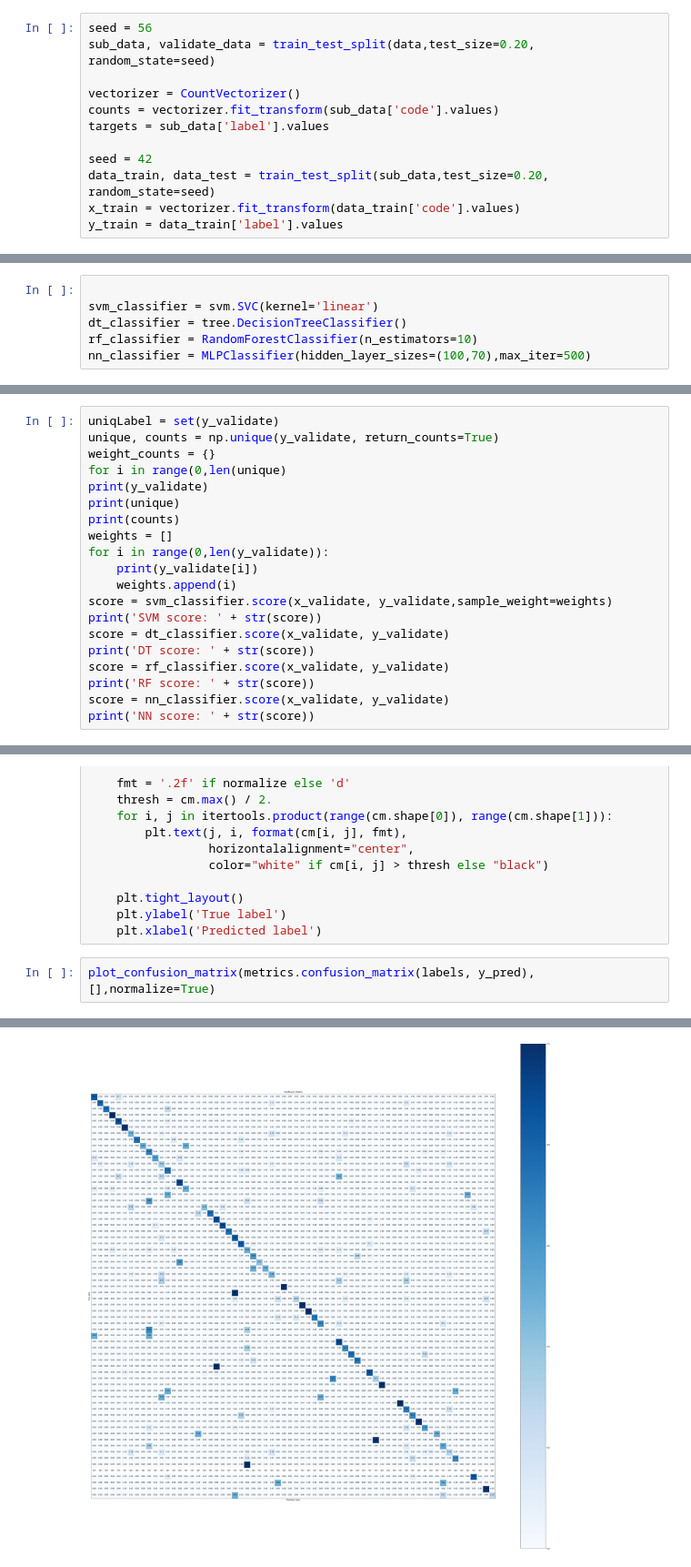
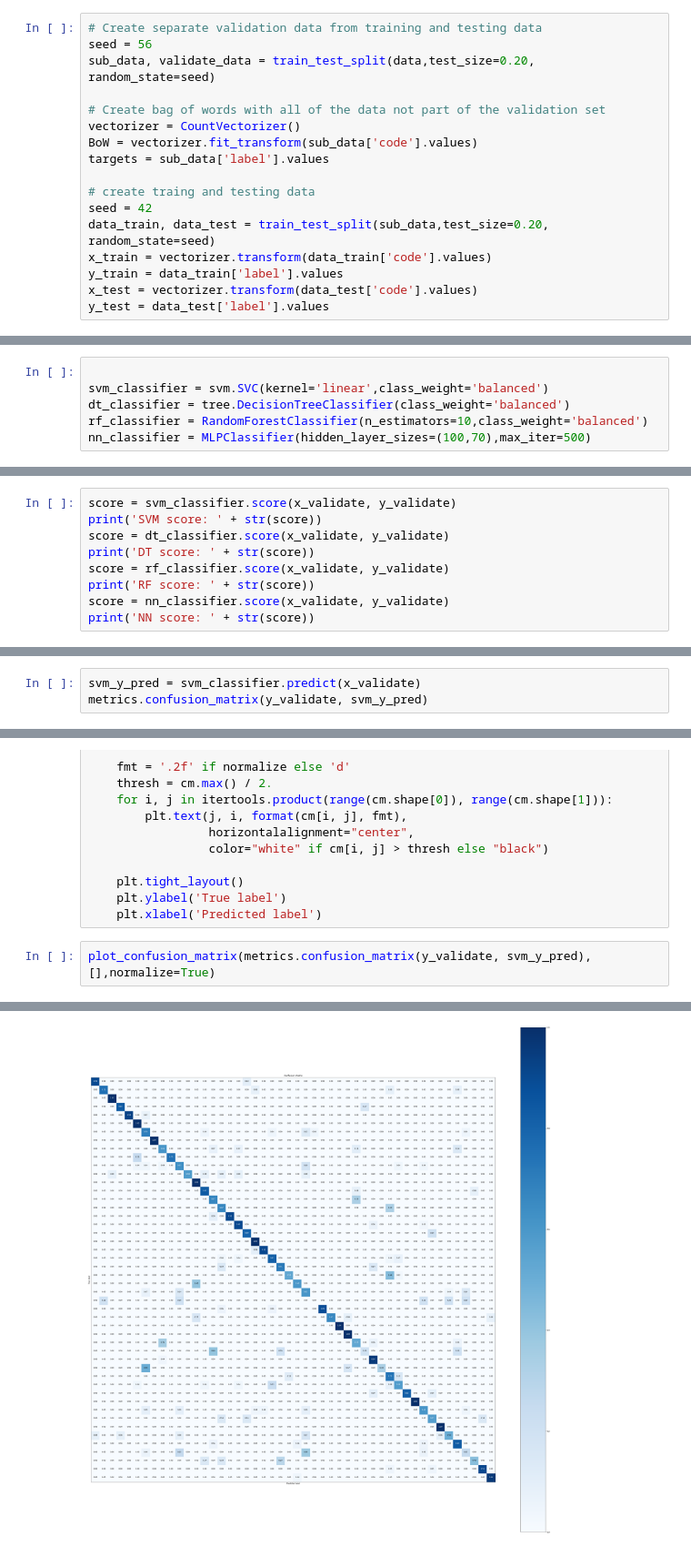
Before and after one commit to Hari-Raval/Dataset-classification, a Jupyter notebook: Classify-Problem-ID-From-Submissions.ipynb, the cells around one changed output, grey strips where cells are left out. Shown: that part at 91% size. Drawn from its saved outputs; the diff is of its cells as text.

```diff
--- a/Classify-Problem-ID-From-Submissions.ipynb
+++ b/Classify-Problem-ID-From-Submissions.ipynb
@@ -36,24 +37,29 @@ data = DataFrame(rows, index=index)
 # %% [markdown]
 # Split data set into a validation set, training set and testing set
 # %%
+# Create separate validation data from training and testing data
 seed = 56
 sub_data, validate_data = train_test_split(data,test_size=0.20, random_state=seed)
 
+# Create bag of words with all of the data not part of the validation set
 vectorizer = CountVectorizer()
-counts = vectorizer.fit_transform(sub_data['code'].values)
+BoW = vectorizer.fit_transform(sub_data['code'].values)
 targets = sub_data['label'].values
 
+# create traing and testing data
 seed = 42
 data_train, data_test = train_test_split(sub_data,test_size=0.20, random_state=seed)
-x_train = vectorizer.fit_transform(data_train['code'].values)
+x_train = vectorizer.transform(data_train['code'].values)
 y_train = data_train['label'].values
+x_test = vectorizer.transform(data_test['code'].values)
+y_test = data_test['label'].values
 # %% [markdown]
 # Create Machine Learning algorithms
 # %%
 
-svm_classifier = svm.SVC(kernel='linear')
-dt_classifier = tree.DecisionTreeClassifier()
-rf_classifier = RandomForestClassifier(n_estimators=10)
+svm_classifier = svm.SVC(kernel='linear',class_weight='balanced')
+dt_classifier = tree.DecisionTreeClassifier(class_weight='balanced')
+rf_classifier = RandomForestClassifier(n_estimators=10,class_weight='balanced')
 nn_classifier = MLPClassifier(hidden_layer_sizes=(100,70),max_iter=500)
 # %% [markdown]
 # Cross validate for each classifier
@@ -127,16 +133,5 @@ plt.show()
 # %%
-uniqLabel = set(y_validate)
-unique, counts = np.unique(y_validate, return_counts=True)
-weight_counts = {}
-for i in range(0,len(unique)
-print(y_validate)
-print(unique)
-print(counts)
-weights = []
-for i in range(0,len(y_validate)):
-    print(y_validate[i])
-    weights.append(i)
-score = svm_classifier.score(x_validate, y_validate,sample_weight=weights)
+score = svm_classifier.score(x_validate, y_validate)
 print('SVM score: ' + str(score))
 score = dt_classifier.score(x_validate, y_validate)
 print('DT score: ' + str(score))
@@ -178,0 +149,3 @@ array([[ 5,  0,  0, ...,  0,  0,  0],
+# %%
+svm_y_pred = svm_classifier.predict(x_validate)
+metrics.confusion_matrix(y_validate, svm_y_pred)
@@ -245,6 +226,6 @@ def plot_confusion_matrix(cm, classes,
     plt.ylabel('True label')
     plt.xlabel('Predicted label')
 # %%
-plot_confusion_matrix(metrics.confusion_matrix(labels, y_pred),[],normalize=True)
+plot_confusion_matrix(metrics.confusion_matrix(y_validate, svm_y_pred),[],normalize=True)
 # %% [output]
 Normalized confusion matrix
@@ -258 +239 @@ Normalized confusion matrix
-[figure, old version]
+[figure, new version]
```
Also changed, not shown: parts of 19 cells of this notebook, 3 other files.
